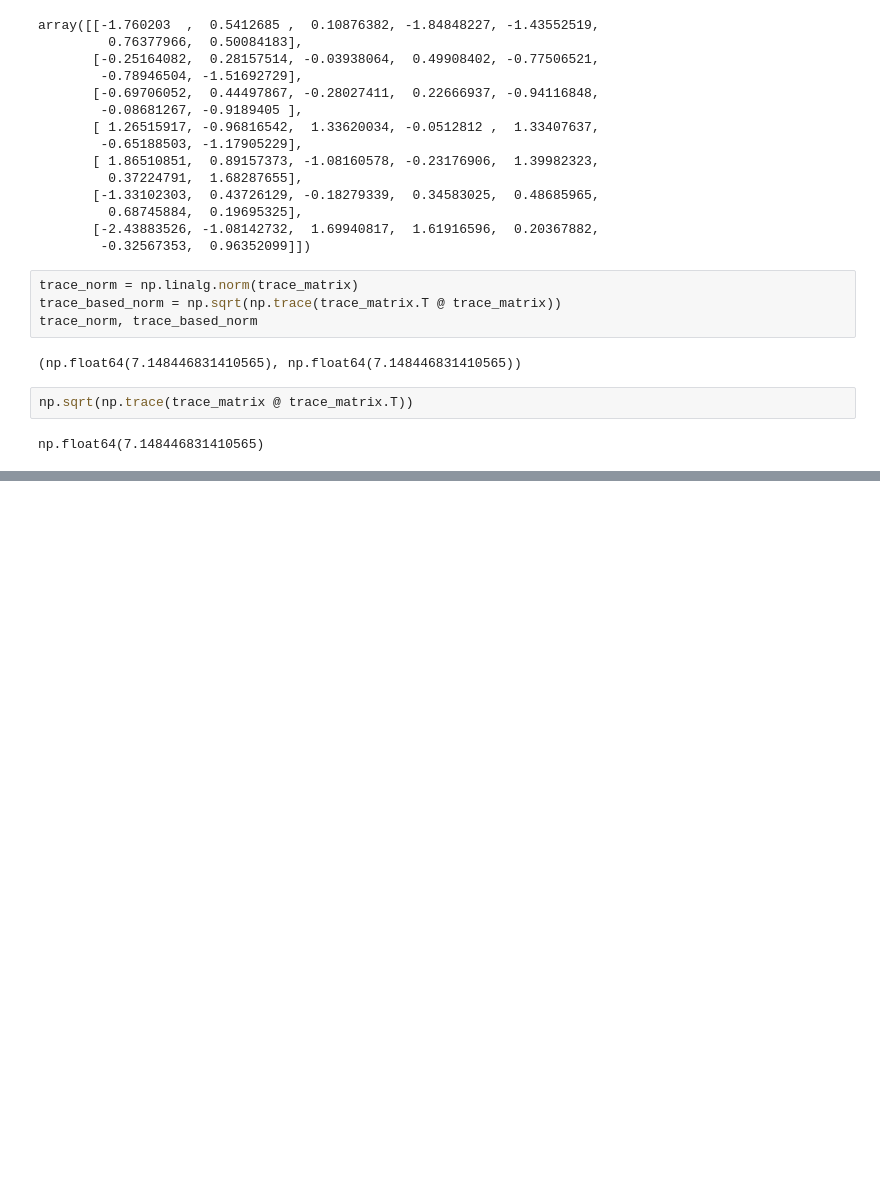
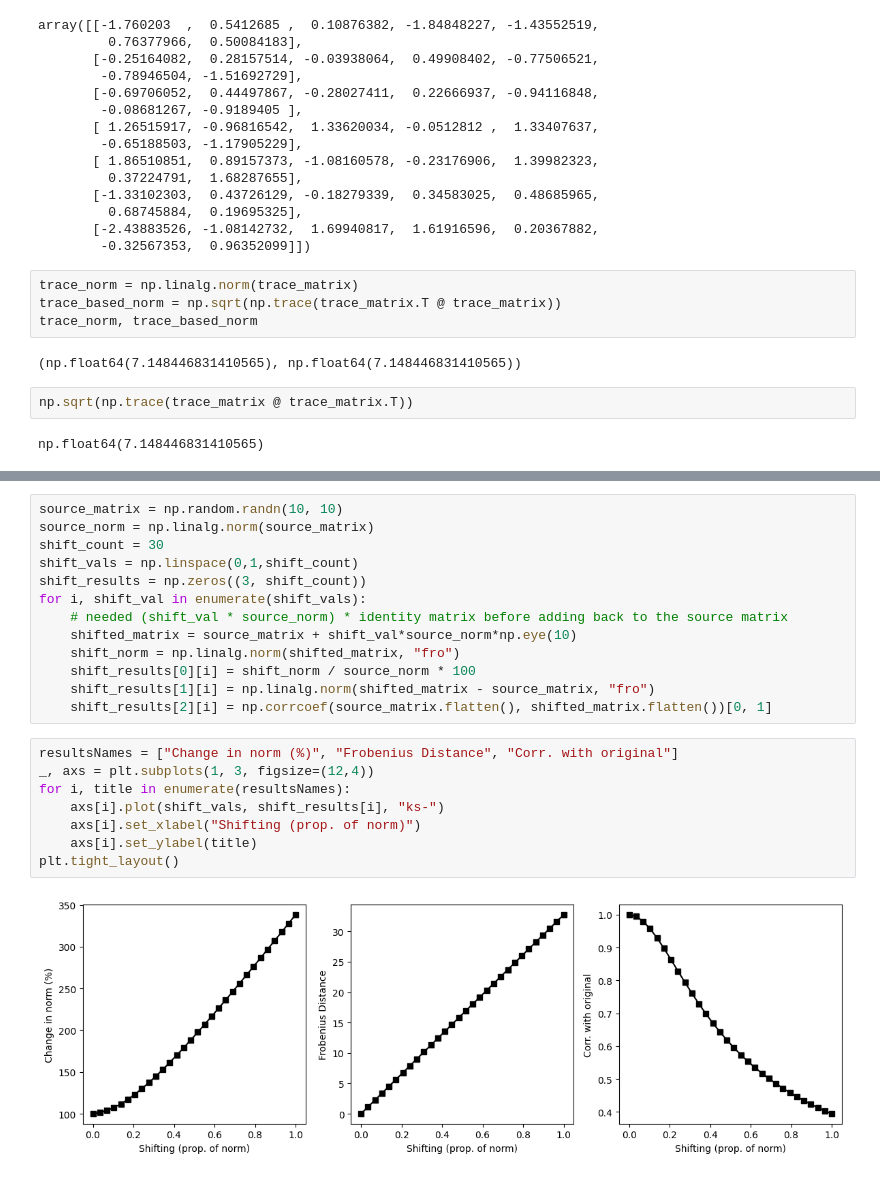
Before and after one commit to Amertz08/python-learnings, a Jupyter notebook: practical-linear-algebra/ch6_exercises.ipynb, the cells around one changed output, grey strips where cells are left out. Saved outputs shown, nothing was run; the diff lists cells and outputs as text; blank space fills up the shorter version.

```diff
--- a/practical-linear-algebra/ch6_exercises.ipynb
+++ b/practical-linear-algebra/ch6_exercises.ipynb
@@ -107,0 +118,23 @@ np.float64(7.148446831410565)
+# %%
+source_matrix = np.random.randn(10, 10)
+source_norm = np.linalg.norm(source_matrix)
+shift_count = 30
+shift_vals = np.linspace(0,1,shift_count)
+shift_results = np.zeros((3, shift_count))
+for i, shift_val in enumerate(shift_vals):
+    # needed (shift_val * source_norm) * identity matrix before adding back to the source matrix
+    shifted_matrix = source_matrix + shift_val*source_norm*np.eye(10)
+    shift_norm = np.linalg.norm(shifted_matrix, "fro")
+    shift_results[0][i] = shift_norm / source_norm * 100
+    shift_results[1][i] = np.linalg.norm(shifted_matrix - source_matrix, "fro")
+    shift_results[2][i] = np.corrcoef(source_matrix.flatten(), shifted_matrix.flatten())[0, 1]
+# %%
+resultsNames = ["Change in norm (%)", "Frobenius Distance", "Corr. with original"]
+_, axs = plt.subplots(1, 3, figsize=(12,4))
+for i, title in enumerate(resultsNames):
+    axs[i].plot(shift_vals, shift_results[i], "ks-")
+    axs[i].set_xlabel("Shifting (prop. of norm)")
+    axs[i].set_ylabel(title)
+plt.tight_layout()
+# %% [output]
+[figure, added]
```
Also changed, not shown: parts of 4 cells of this notebook.
